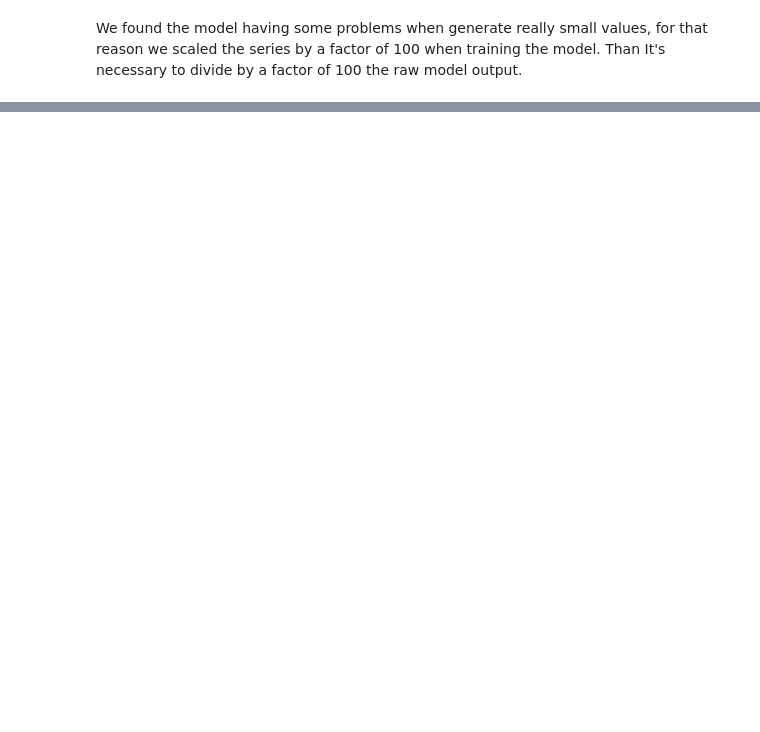
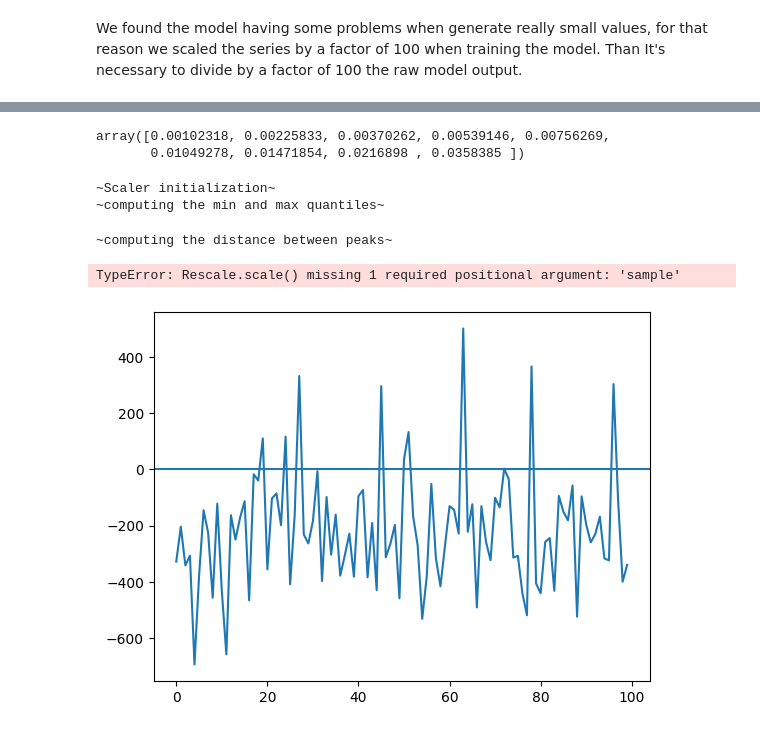
Before and after one commit to riccardobollati/GANs_for_financial_series_generation, a Jupyter notebook: main.ipynb, the cells around one changed output, grey strips where cells are left out. Drawn from its saved outputs; the diff is of its cells as text; code cells hidden in the pictures; blank space fills up the shorter version.

```diff
--- a/main.ipynb
+++ b/main.ipynb
@@ -137,0 +139,30 @@ pr_r = generate_sample(g, out_tensor = True)
+# %%
+from tqdm import tqdm
+dataset_refine = data_prep.WindowsDaset(r'data\dataset_100_winds')
+
+maxes = np.zeros(len(dataset_refine))
+mins  = np.zeros(len(dataset_refine))
+for index, i in tqdm(enumerate(dataset_refine)):
+    maxes[index] = i.max().item()
+    mins[index]  = i.min().item()
+
+q_max   = np.quantile(maxes,[0.1 * i for i in range(1,10)])
+q_min   = np.quantile(abs(mins),[0.1 * i for i in range(1,10)])*-1
+
+distances_max = np.zeros(len(dataset_refine))
+for index, i in tqdm(enumerate(dataset_refine)):
+    max_2, max_1 = (i.sort()[0][-2:])
+    distances_max[index] = max_1 - max_2
+
+distances_min = np.zeros(len(dataset_refine))
+for index, i in tqdm(enumerate(dataset_refine)):
+    min_1, min_2 = (i.sort()[0][:2])
+    distances_min[index] = abs(min_2) - abs(min_1)
+
+dist_q_max = np.quantile(distances_max,[0.1 * i for i in range(1,10)])
+dist_q_min = np.quantile(distances_min,[0.1 * i for i in range(1,10)])
+# %%
+dist_q_max
+# %% [output]
+array([0.00102318, 0.00225833, 0.00370262, 0.00539146, 0.00756269,
+       0.01049278, 0.01471854, 0.0216898 , 0.0358385 ])
@@ -137,0 +221,8 @@ pr_r = generate_sample(g, out_tensor = True)
+# %%
+rescaler = Rescale(dataset_refine)
+# %% [output]
+~Scaler initialization~
+~computing the min and max quantiles~
+~computing the distance between peaks~
+TypeError: Rescale.scale() missing 1 required positional argument: 'sample'
+[figure, added]
```
Also changed, not shown: parts of 13 cells of this notebook, 5 other files.
